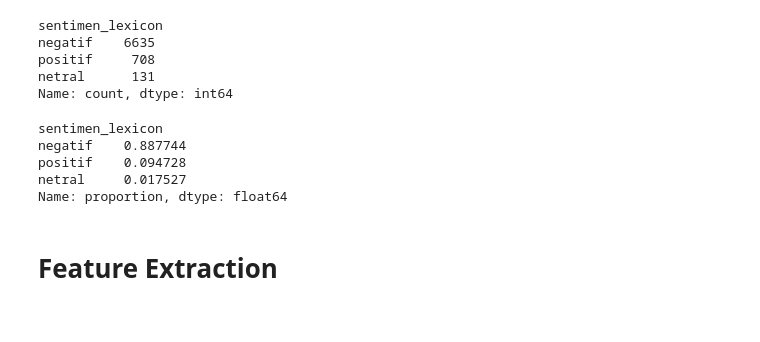
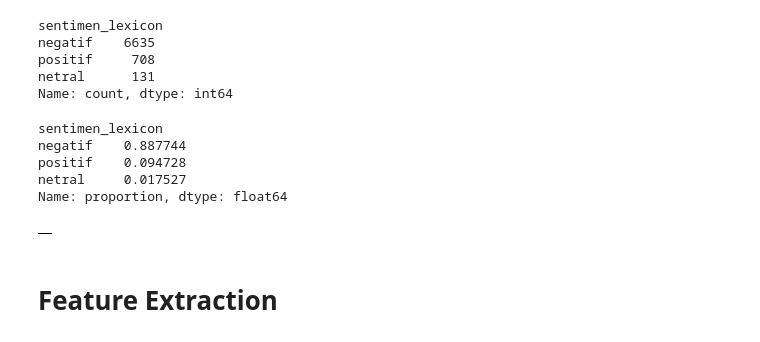
Before and after one commit to galang006/sentimen_analysis_tokopedia_dan_shopee, a Jupyter notebook: sentimen_analysis.ipynb, the cells around one changed output. Cells and saved outputs as stored; diff of their text form; code cells hidden in the pictures.

```diff
--- a/sentimen_analysis.ipynb
+++ b/sentimen_analysis.ipynb
@@ -254,6 +254,10 @@ negatif    0.887744
 positif    0.094728
 netral     0.017527
 Name: proportion, dtype: float64
+# %%
+pd.DataFrame(olshop.to_csv("dataset/olshop_reviews_lexicon.csv", index=False, encoding="utf-8"))
+# %% [output]
+|  |
 # %% [markdown]
 # Feature Extraction
 # %% [markdown]
```
